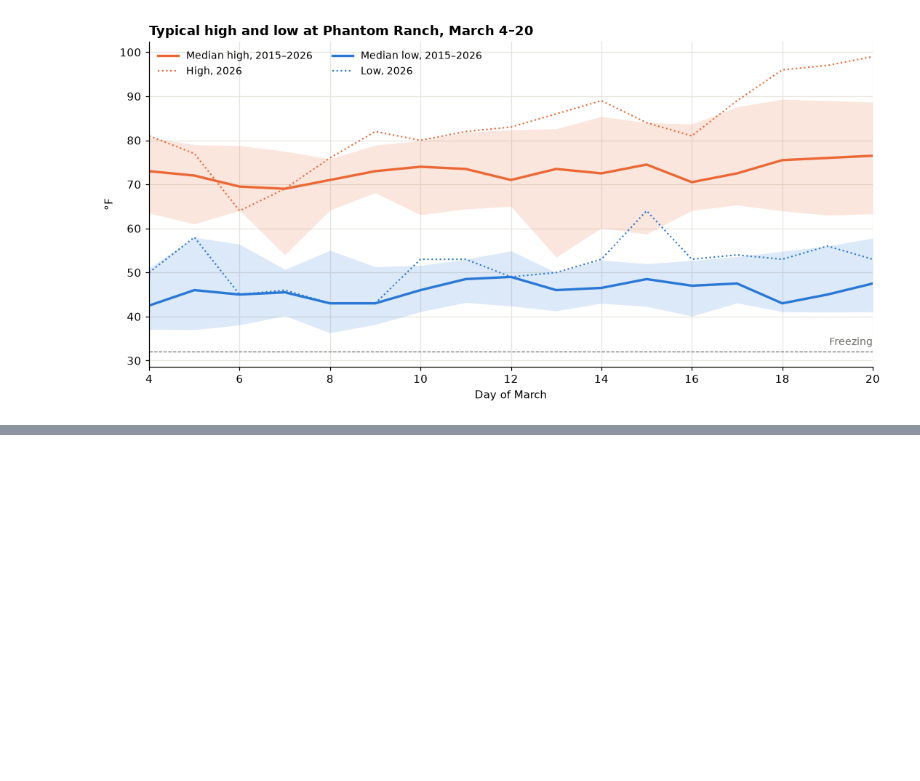
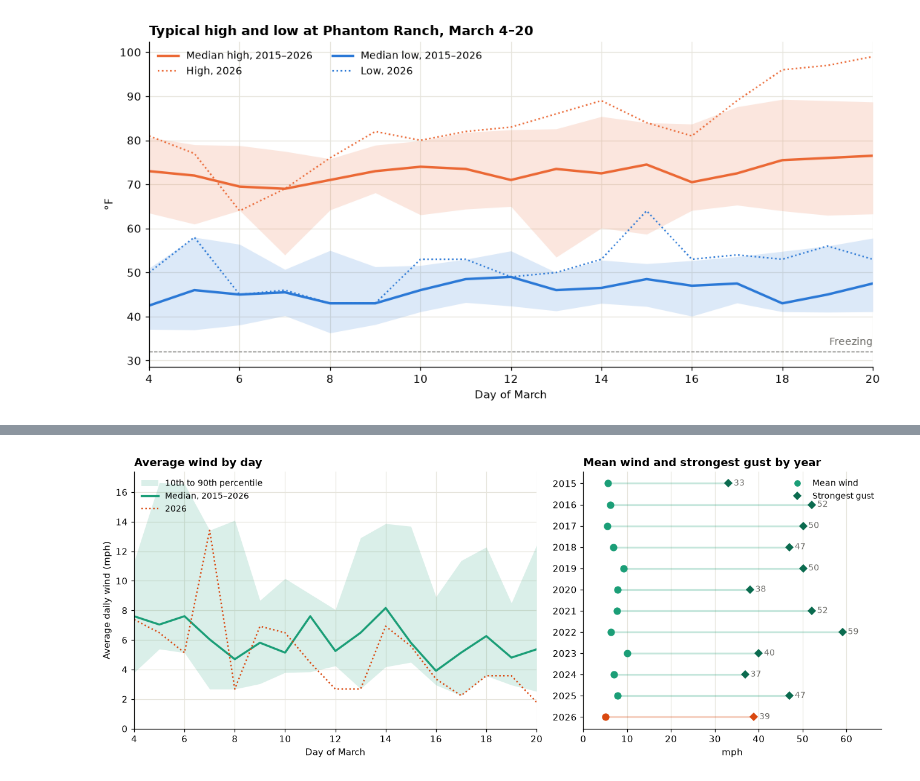
Before and after one commit to gen-omix/max-float, a Jupyter notebook: notebooks/grand_canyon_march.ipynb, the cells around one changed output, grey strips where cells are left out. Saved outputs shown, nothing was run; the diff lists cells and outputs as text; code cells hidden in the pictures; blank space fills up the shorter version.

```diff
--- a/notebooks/grand_canyon_march.ipynb
+++ b/notebooks/grand_canyon_march.ipynb
@@ -397,0 +490,83 @@ plt.show()
+# %%
+fig, (typical_day, by_year) = plt.subplots(
+    1, 2, figsize=(12, 4.8), gridspec_kw={"width_ratios": [1.35, 1]}
+)
+by_date = days.groupby("day").wind_mph
+band = by_date.quantile(0.1), by_date.quantile(0.9)
+typical_day.fill_between(
+    band[0].index,
+    *band,
+    color=WINDY,
+    alpha=0.16,
+    linewidth=0,
+    label="10th to 90th percentile",
+)
+typical_day.plot(
+    by_date.median().index,
+    by_date.median().values,
+    color=WINDY,
+    linewidth=2.2,
+    label="Median, 2015–2026",
+)
+typical_day.plot(
+    latest.day,
+    latest.wind_mph,
+    color=LATEST,
+    linewidth=1.6,
+    linestyle=":",
+    label=str(YEARS[-1]),
+)
+typical_day.set_title("Average wind by day", loc="left", fontweight="bold")
+typical_day.set_xlabel("Day of March")
+typical_day.set_ylabel("Average daily wind (mph)")
+typical_day.set_xlim(FIRST[1], LAST[1])
+typical_day.set_ylim(0, None)
+typical_day.xaxis.set_major_locator(MultipleLocator(2))
+typical_day.legend(frameon=False, fontsize=9, loc="upper left")
+
+for year, row in summary.iterrows():
+    color = LATEST if year == YEARS[-1] else WINDY
+    by_year.plot(
+        [row.mean_wind_mph, row.peak_gust_mph],
+        [year, year],
+        color=color,
+        alpha=0.25,
+        linewidth=2,
+    )
+    by_year.plot(row.mean_wind_mph, year, "o", color=color, markersize=7)
+    by_year.plot(
+        row.peak_gust_mph,
+        year,
+        "D",
+        color=GUST if year != YEARS[-1] else LATEST,
+        markersize=6,
+    )
+    by_year.text(
+        row.peak_gust_mph + 1.2,
+        year,
+        f"{row.peak_gust_mph:.0f}",
+        va="center",
+        fontsize=9,
+        color=MUTED,
+    )
+by_year.set_title("Mean wind and strongest gust by year", loc="left", fontweight="bold")
+by_year.set_xlabel("mph")
+by_year.set_xlim(0, summary.peak_gust_mph.max() * 1.15)
+by_year.set_yticks(list(YEARS))
+by_year.invert_yaxis()
+by_year.grid(axis="y", visible=False)
+by_year.legend(
+    handles=[
+        plt.Line2D([], [], color=WINDY, marker="o", linestyle="", label="Mean wind"),
+        plt.Line2D(
+            [], [], color=GUST, marker="D", linestyle="", label="Strongest gust"
+        ),
+    ],
+    frameon=False,
+    fontsize=9,
+    loc="upper right",
+)
+fig.tight_layout()
+plt.show()
+# %% [output]
+[figure, added]
```
Also changed, not shown: parts of 12 cells of this notebook, 12 other files.
